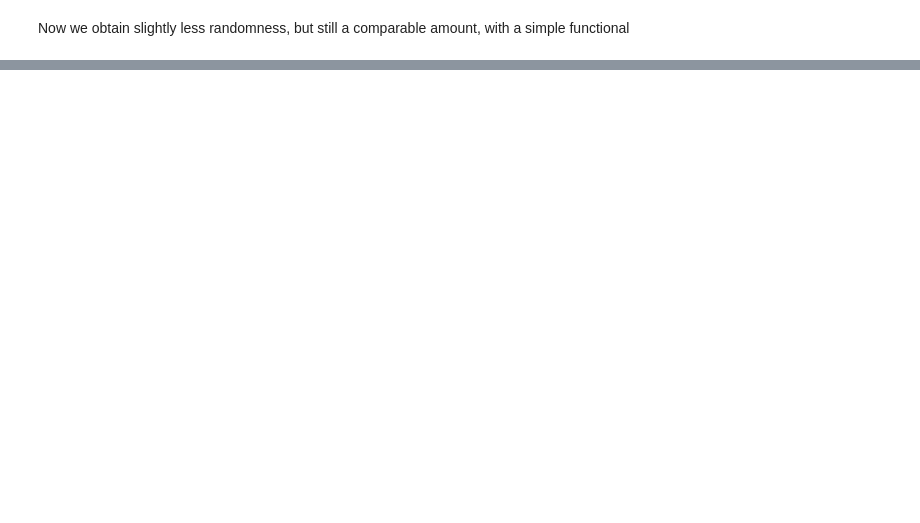
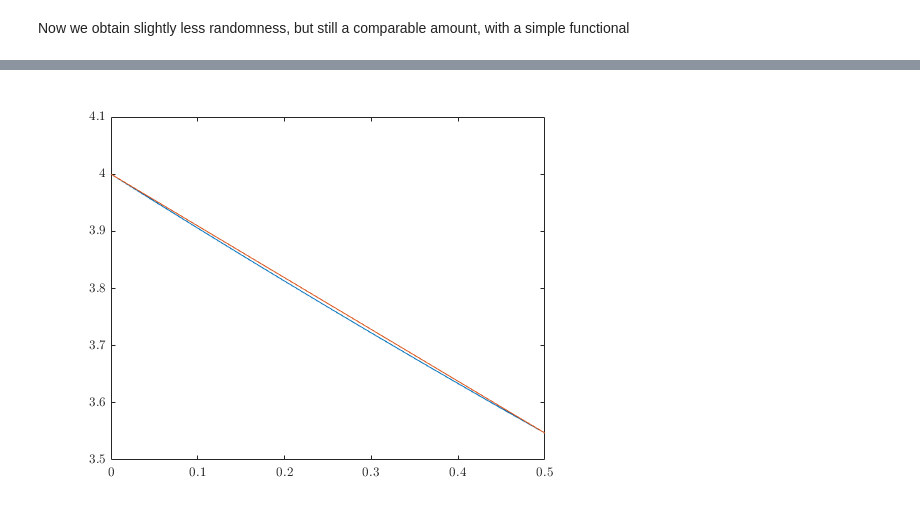
Before and after one commit to paulskrzypczyk/MDI-randomness, a Jupyter notebook: Experimental analysis.ipynb, the cells around one changed output, grey strips where cells are left out. Saved outputs shown, nothing was run; the diff lists cells and outputs as text; code cells hidden in the pictures; blank space fills up the shorter version.

```diff
--- a/Experimental analysis.ipynb
+++ b/Experimental analysis.ipynb
@@ -362,0 +625,4 @@ Now we obtain slightly less randomness, but still a comparable amount, with a si
+# %%
+plot(alphav,betacv,[alphav(1),alphav(end)],[betacv(1),betacv(end)])
+# %% [output]
+[figure, added]
```
Also changed, not shown: parts of 13 cells of this notebook.
